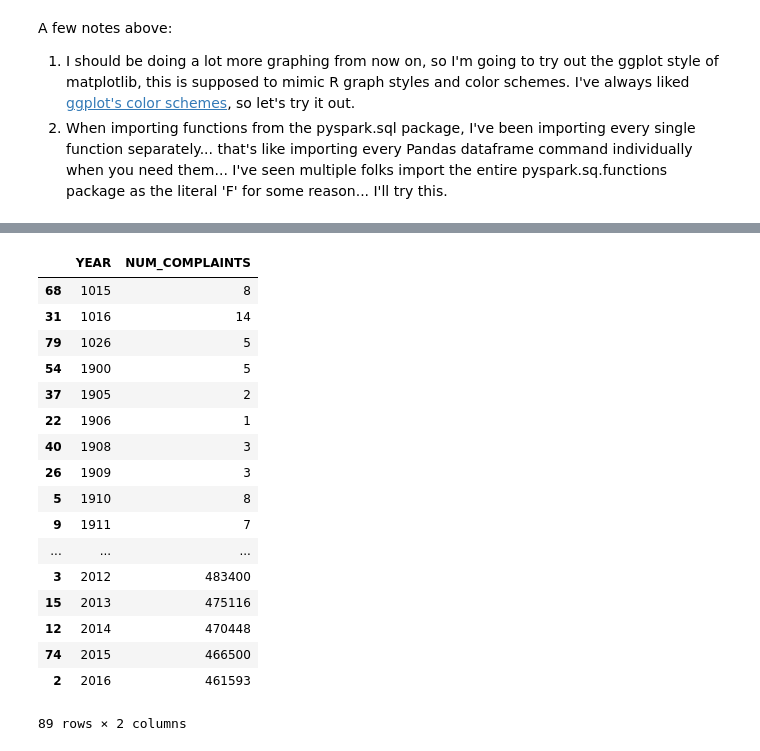
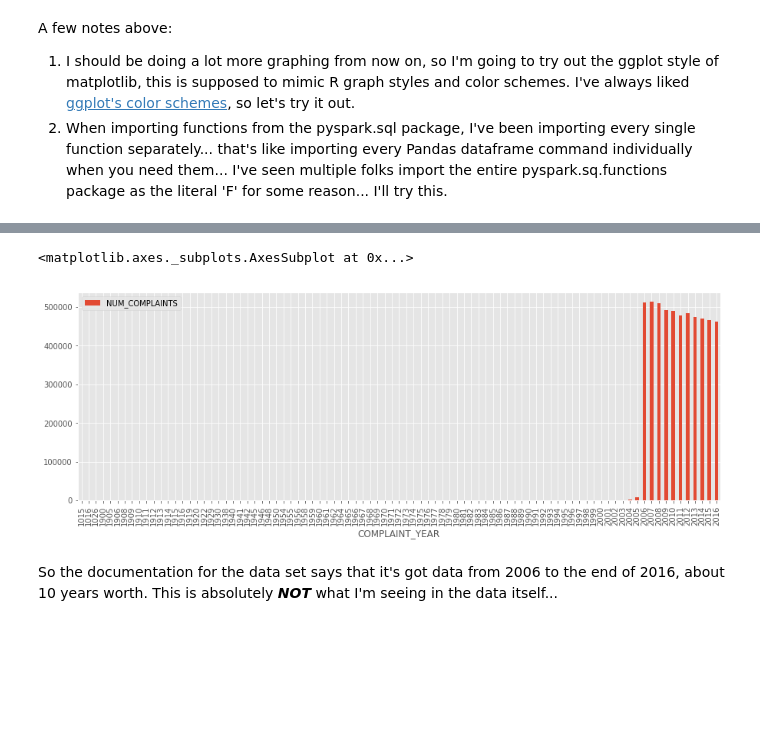
Before and after one commit to strikingmoose/nypd_complaints, a Jupyter notebook: notebook/10 - Data Exploration (Part V - Exploration & Analysis).ipynb, the cells around one changed output, grey strips where cells are left out. Cells and saved outputs as stored; diff of their text form; code cells hidden in the pictures; blank space fills up the shorter version.

```diff
--- a/notebook/10 - Data Exploration (Part V - Exploration & Analysis).ipynb
+++ b/notebook/10 - Data Exploration (Part V - Exploration & Analysis).ipynb
@@ -82,7 +84,8 @@ df.createOrReplaceTempView("df")
 Let's start with a simple annual trend.
 # %%
-result = %read_sql SELECT \
-    COMPLAINT_START_TIMESTAMP_YEAR as YEAR, \
+complaint_start_result = %read_sql \
+SELECT \
+    COMPLAINT_START_TIMESTAMP_YEAR as COMPLAINT_YEAR, \
     COUNT(*) as NUM_COMPLAINTS \
 FROM df \
 GROUP BY COMPLAINT_START_TIMESTAMP_YEAR
@@ -91,21 +94,8 @@ Query started at 08:27:41 PM UTC; Query executed in 0.27 m
-# %%
-result.sort_values('YEAR')
-# %% [output]
-|  | YEAR | NUM_COMPLAINTS |
-| 68 | 1015 | 8 |
-| 31 | 1016 | 14 |
-| 79 | 1026 | 5 |
-| 54 | 1900 | 5 |
-| 37 | 1905 | 2 |
-| 22 | 1906 | 1 |
-| 40 | 1908 | 3 |
-| 26 | 1909 | 3 |
-| 5 | 1910 | 8 |
-| 9 | 1911 | 7 |
-| ... | ... | ... |
-| 3 | 2012 | 483400 |
-| 15 | 2013 | 475116 |
-| 12 | 2014 | 470448 |
-| 74 | 2015 | 466500 |
-| 2 | 2016 | 461593 |
-89 rows × 2 columns
+# %%
+# Plot number of complaints per year
+complaint_start_result.sort_values('COMPLAINT_YEAR').plot(kind = 'bar', x = 'COMPLAINT_YEAR', y = 'NUM_COMPLAINTS', figsize = (15, 5))
+# %% [output]
+<matplotlib.axes._subplots.AxesSubplot at 0x...>
+[figure, added]
+# %% [markdown]
+So the documentation for the data set says that it's got data from 2006 to the end of 2016, about 10 years worth. This is absolutely _**NOT**_ what I'm seeing in the data itself...
```
Also changed, not shown: parts of 52 cells of this notebook, 2 other files.
